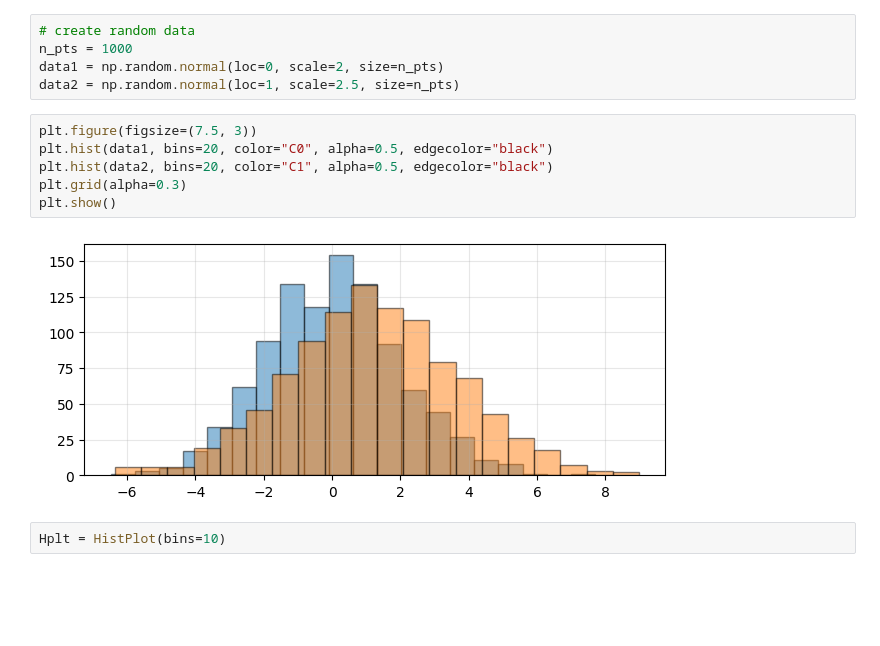
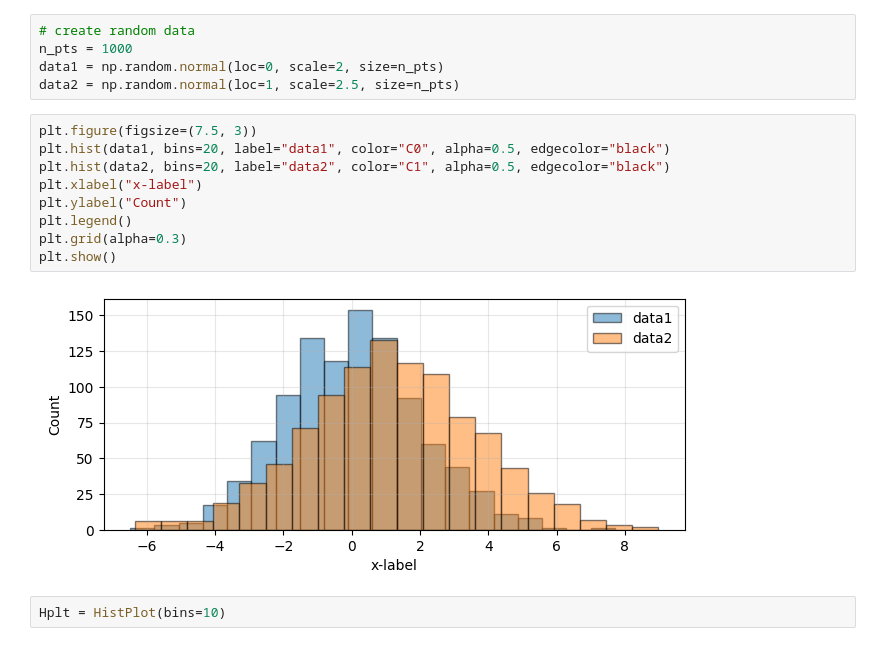
Before and after one commit to JacobTh98/plotLaTeX, a Jupyter notebook: examples/HistPlot.ipynb, the cells around one changed output. Drawn from its saved outputs; the diff is of its cells as text; blank space fills up the shorter version.

Commit message:
add hist and upd readme

```diff
--- a/examples/HistPlot.ipynb
+++ b/examples/HistPlot.ipynb
@@ -15,12 +15,15 @@ data1 = np.random.normal(loc=0, scale=2, size=n_pts)
 data2 = np.random.normal(loc=1, scale=2.5, size=n_pts)
 # %%
 plt.figure(figsize=(7.5, 3))
-plt.hist(data1, bins=20, color="C0", alpha=0.5, edgecolor="black")
-plt.hist(data2, bins=20, color="C1", alpha=0.5, edgecolor="black")
+plt.hist(data1, bins=20, label="data1", color="C0", alpha=0.5, edgecolor="black")
+plt.hist(data2, bins=20, label="data2", color="C1", alpha=0.5, edgecolor="black")
+plt.xlabel("x-label")
+plt.ylabel("Count")
+plt.legend()
 plt.grid(alpha=0.3)
 plt.show()
 # %% [output]
-[figure, old version]
+[figure, new version]
 # %%
 Hplt = HistPlot(bins=10)
 # %%
```
Also changed, not shown: 3 other files.
